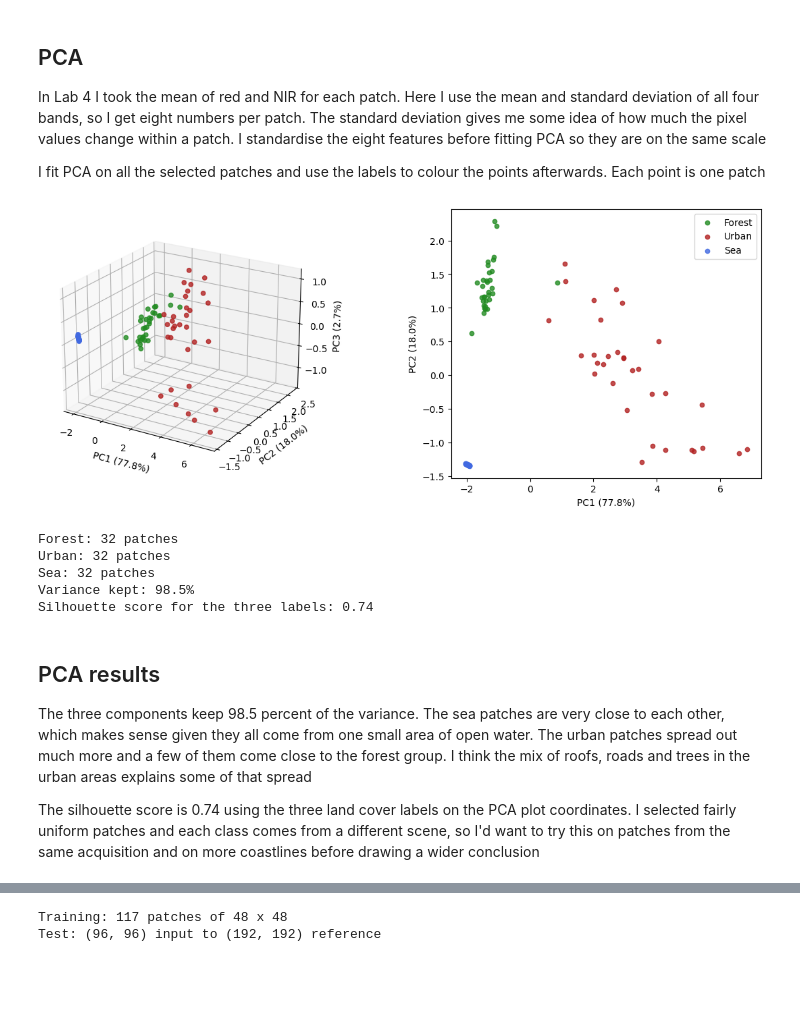
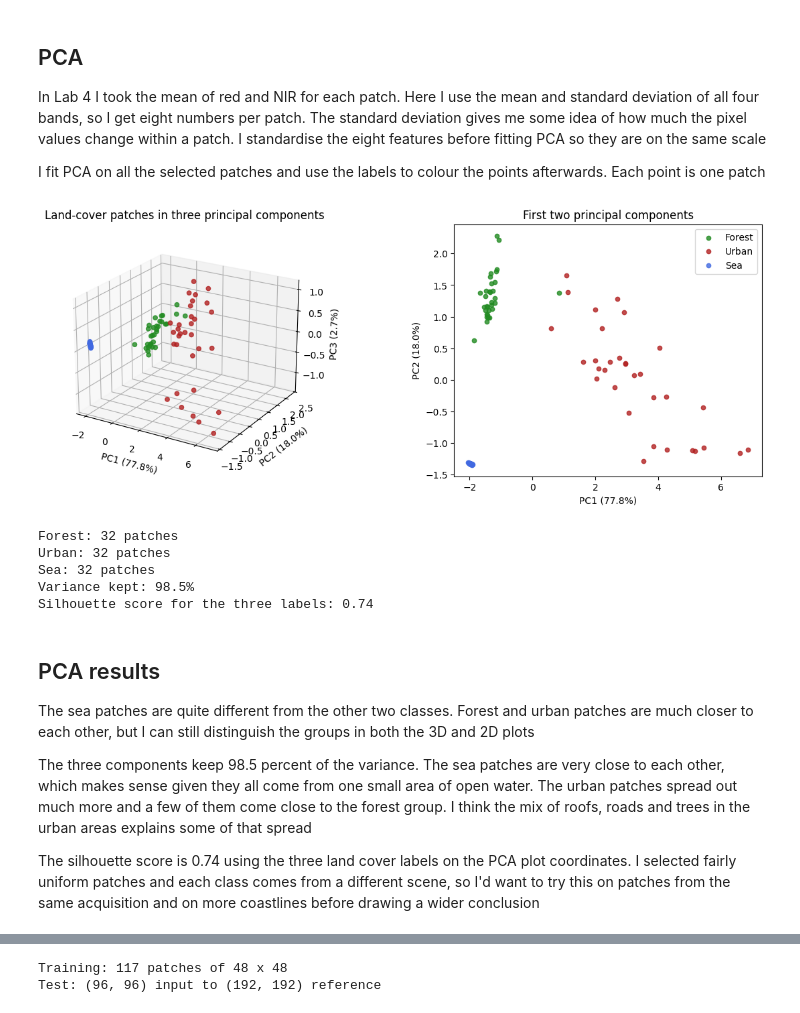
Before and after one commit to SzymonSkrzypczyk/MLForSpaceApplications, a Jupyter notebook: lab_5/lab5.ipynb, the cells around one changed output, grey strips where cells are left out. Drawn from its saved outputs; the diff is of its cells as text; code cells hidden in the pictures; blank space fills up the shorter version.

```diff
--- a/lab_5/lab5.ipynb
+++ b/lab_5/lab5.ipynb
@@ -13,44 +51,16 @@ The sea crop is centred near 54.47° N, 18.85° E in Gdansk Bay. I kept the blue
 
 The boxes show where I took the patches. I stretched the two land scenes for display and used a fixed scale for the sea so the stretch doesn't amplify small variations in the water. PCA uses the original band values
 # %%
-from pathlib import Path
-import sys
-
-import matplotlib.pyplot as plt
-from matplotlib.patches import Rectangle
-import numpy as np
-from sklearn.decomposition import PCA
-from sklearn.metrics import silhouette_score
-from sklearn.preprocessing import StandardScaler
-
-# Jupyter can start in the repository root or in lab_5.
-root = Path.cwd()
-if root.name == "lab_5":
-    root = root.parent
-sys.path.insert(0, str(root / "lab_3"))
-sys.path.insert(0, str(root / "lab_5"))
-from lab_helpers import load_scene, rgb_display
-from patch_helpers import load_water_scene, patch_features
-
-bands = ("blue", "green", "red", "nir")
-image_dir = root / "lab_2" / "images"
-forest = load_scene("puszcza_niepolomicka", image_dir, bands)
-krakow = load_scene("krakow", image_dir, bands)
+forest = load_scene("puszcza_niepolomicka", IMAGE_DIR, BANDS)
+krakow = load_scene("krakow", IMAGE_DIR, BANDS)
 sea = load_water_scene(root / "lab_5" / "gdansk_bay.tif")
 
 scenes = {"Forest": forest, "Urban": krakow, "Sea": sea}
-areas = {
-    "Forest": [(152, 216, 320, 384), (608, 672, 575, 639)],
-    "Urban": [(298, 362, 134, 198), (379, 443, 240, 304)],
-    "Sea": [(16, 80, 16, 80), (80, 144, 80, 144)],
-}
-colors = {"Forest": "forestgreen", "Urban": "firebrick", "Sea": "royalblue"}
-
 fig, axes = plt.subplots(1, 3, figsize=(11, 4), layout="constrained")
 for ax, (label, scene) in zip(axes, scenes.items()):
     rgb = sea["cube"][..., [2, 1, 0]] / 1000 if label == "Sea" else rgb_display(scene)
     ax.imshow(rgb)
-    for r0, r1, c0, c1 in areas[label]:
+    for r0, r1, c0, c1 in AREAS[label]:
         ax.add_patch(Rectangle((c0 - 0.5, r0 - 0.5), c1 - c0, r1 - r0,
                                edgecolor="gold", facecolor="none", linewidth=1.5))
     ax.set(title=label, xlabel="Column", ylabel="Row")
@@ -64,35 +74,36 @@ In Lab 4 I took the mean of red and NIR for each patch. Here I use the mean and
 
 I fit PCA on all the selected patches and use the labels to colour the points afterwards. Each point is one patch
 # %%
-patch_size = 16
-features, labels = patch_features(scenes, areas, patch_size)
+features, labels = patch_features(scenes, AREAS, PATCH_SIZE)
 scaled = StandardScaler().fit_transform(features)
 pca = PCA(n_components=3)
 scores = pca.fit_transform(scaled)
 variance = pca.explained_variance_ratio_ * 100
 axis_labels = [f"PC{i} ({part:.1f}%)" for i, part in enumerate(variance, start=1)]
 
 fig = plt.figure(figsize=(11, 4.5), layout="constrained")
 fig.get_layout_engine().set(wspace=0.20)
 ax_3d = fig.add_subplot(121, projection="3d")
 ax_2d = fig.add_subplot(122)
-for label, color in colors.items():
+for label, color in COLORS.items():
     pc1, pc2, pc3 = scores[labels == label].T
     ax_3d.scatter(pc1, pc2, pc3, color=color, label=label, s=21, alpha=0.8)
     ax_2d.scatter(pc1, pc2, color=color, label=label, s=21, alpha=0.8)
 
-ax_3d.set(xlabel=axis_labels[0], ylabel=axis_labels[1], zlabel=axis_labels[2])
+ax_3d.set(title="Land-cover patches in three principal components",
+          xlabel=axis_labels[0], ylabel=axis_labels[1], zlabel=axis_labels[2])
 ax_3d.view_init(elev=22, azim=-59)
-ax_2d.set(xlabel=axis_labels[0], ylabel=axis_labels[1])
+ax_2d.set(title="First two principal components",
+          xlabel=axis_labels[0], ylabel=axis_labels[1])
 ax_2d.legend()
 plt.show()
 
 for label in scenes:
     print(f"{label}: {np.count_nonzero(labels == label)} patches")
 print(f"Variance kept: {variance.sum():.1f}%")
 print(f"Silhouette score for the three labels: {silhouette_score(scores, labels):.2f}")
 # %% [output]
-[figure, old version]
+[figure, new version]
 Forest: 32 patches
 Urban: 32 patches
 Sea: 32 patches
@@ -100,6 +111,8 @@ Variance kept: 98.5%
 Silhouette score for the three labels: 0.74
 # %% [markdown]
 ## PCA results
+
+The sea patches are quite different from the other two classes. Forest and urban patches are much closer to each other, but I can still distinguish the groups in both the 3D and 2D plots
 
 The three components keep 98.5 percent of the variance. The sea patches are very close to each other, which makes sense given they all come from one small area of open water. The urban patches spread out much more and a few of them come close to the forest group. I think the mix of roofs, roads and trees in the urban areas explains some of that spread
 
```
Also changed, not shown: parts of 10 cells of this notebook.
